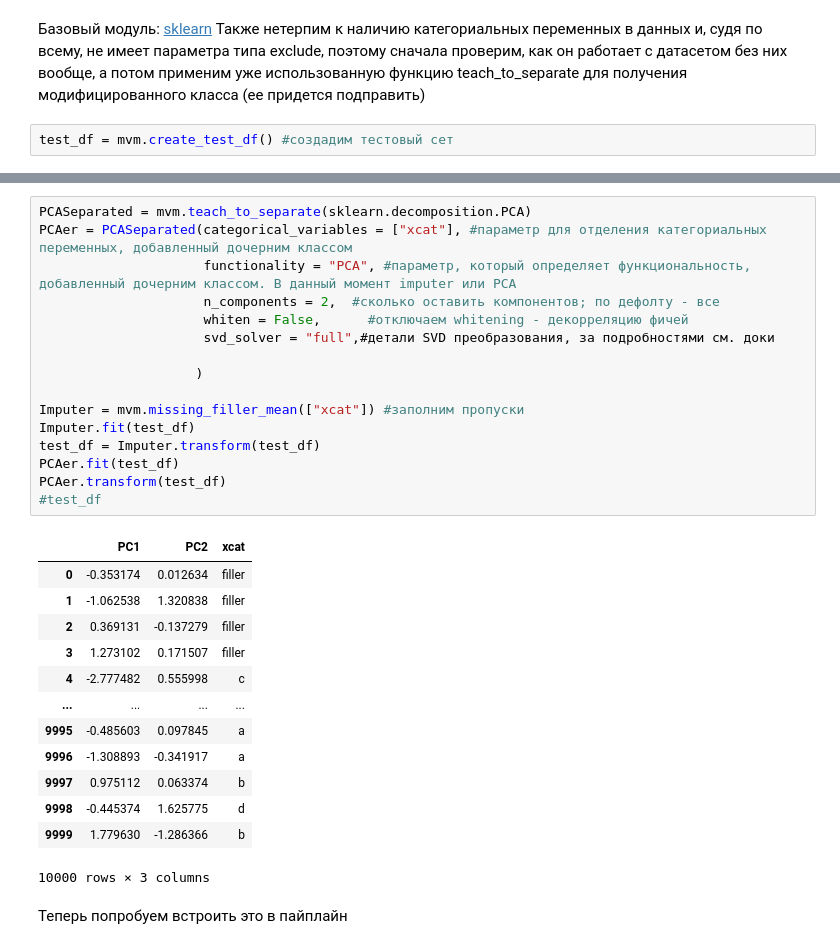
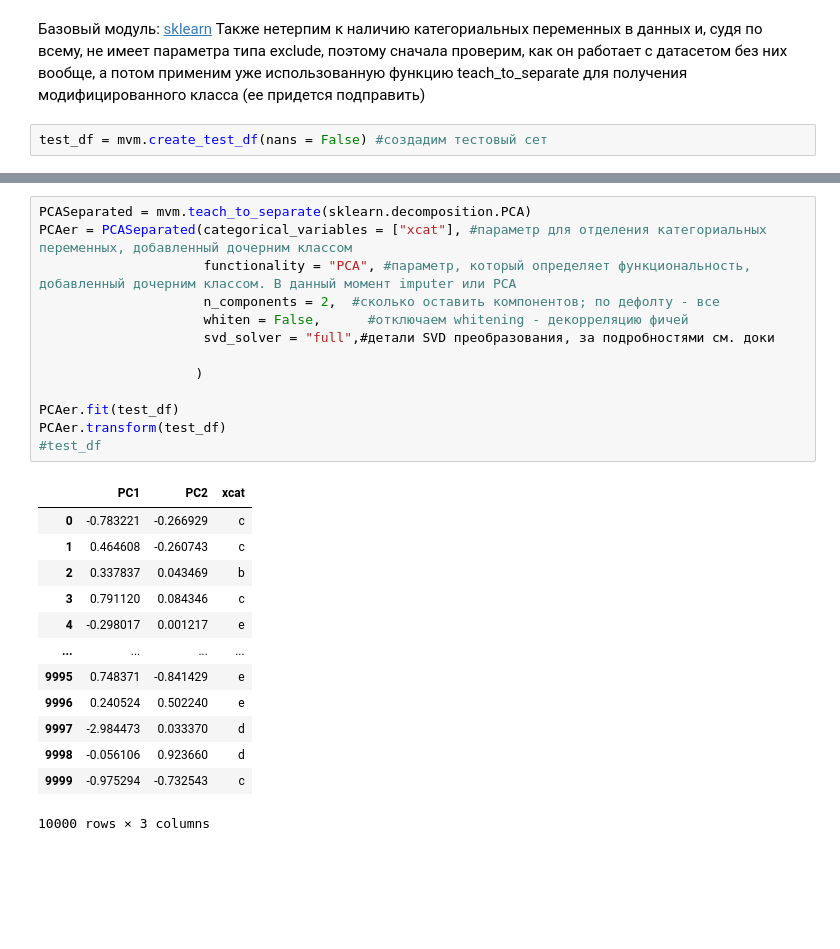
Before and after one commit to uasek/credit_scoring_project, a Jupyter notebook: scoring_model/feature_engineering.ipynb, the cells around one changed output, grey strips where cells are left out. Drawn from its saved outputs; the diff is of its cells as text; blank space fills up the shorter version.

```diff
--- a/scoring_model/feature_engineering.ipynb
+++ b/scoring_model/feature_engineering.ipynb
@@ -15,7 +19,7 @@ import missing_values_module as mvm
 Базовый модуль: [sklearn](https://scikit-learn.org/stable/modules/generated/sklearn.decomposition.PCA.html)
 Также нетерпим к наличию категориальных переменных в данных и, судя по всему, не имеет параметра типа exclude, поэтому сначала проверим, как он работает с датасетом без них вообще, а потом применим уже использованную функцию teach_to_separate для получения модифицированного класса (ее придется подправить)
 # %%
-test_df = mvm.create_test_df() #создадим тестовый сет
+test_df = mvm.create_test_df(nans = False) #создадим тестовый сет
 # %%
 test_df_trunctated = test_df.copy().drop("xcat", 1)
 PCAer = sklearn.decomposition.PCA(n_components = 2,  #сколько оставить компонентов; по дефолту - все
@@ -45,32 +46,27 @@ pd.DataFrame(PCAer.transform(test_df_trunctated))
 # %%
 PCASeparated = mvm.teach_to_separate(sklearn.decomposition.PCA)
 PCAer = PCASeparated(categorical_variables = ["xcat"], #параметр для отделения категориальных переменных, добавленный дочерним классом
                      functionality = "PCA", #параметр, который определяет функциональность, добавленный дочерним классом. В данный момент imputer или PCA
                      n_components = 2,  #сколько оставить компонентов; по дефолту - все
                      whiten = False,      #отключаем whitening - декорреляцию фичей
                      svd_solver = "full",#детали SVD преобразования, за подробностями см. доки
 
                     )
 
-Imputer = mvm.missing_filler_mean(["xcat"]) #заполним пропуски
-Imputer.fit(test_df)
-test_df = Imputer.transform(test_df)
 PCAer.fit(test_df)
 PCAer.transform(test_df)
 #test_df
 # %% [output]
 |  | PC1 | PC2 | xcat |
-| 0 | -0.353174 | 0.012634 | filler |
-| 1 | -1.062538 | 1.320838 | filler |
-| 2 | 0.369131 | -0.137279 | filler |
-| 3 | 1.273102 | 0.171507 | filler |
-| 4 | -2.777482 | 0.555998 | c |
+| 0 | -0.783221 | -0.266929 | c |
+| 1 | 0.464608 | -0.260743 | c |
+| 2 | 0.337837 | 0.043469 | b |
+| 3 | 0.791120 | 0.084346 | c |
+| 4 | -0.298017 | 0.001217 | e |
 | ... | ... | ... | ... |
-| 9995 | -0.485603 | 0.097845 | a |
-| 9996 | -1.308893 | -0.341917 | a |
-| 9997 | 0.975112 | 0.063374 | b |
-| 9998 | -0.445374 | 1.625775 | d |
-| 9999 | 1.779630 | -1.286366 | b |
+| 9995 | 0.748371 | -0.841429 | e |
+| 9996 | 0.240524 | 0.502240 | e |
+| 9997 | -2.984473 | 0.033370 | d |
+| 9998 | -0.056106 | 0.923660 | d |
+| 9999 | -0.975294 | -0.732543 | c |
 10000 rows × 3 columns
-# %% [markdown]
-Теперь попробуем встроить это в пайплайн
```
Also changed, not shown: parts of 17 cells of this notebook, 1 other file.
